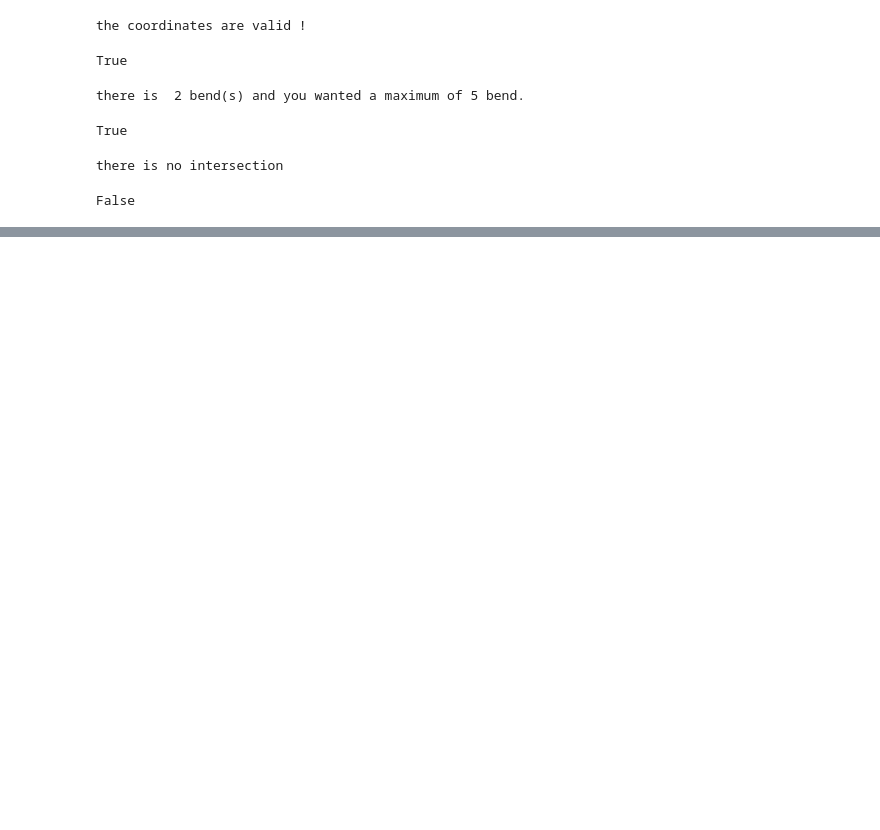
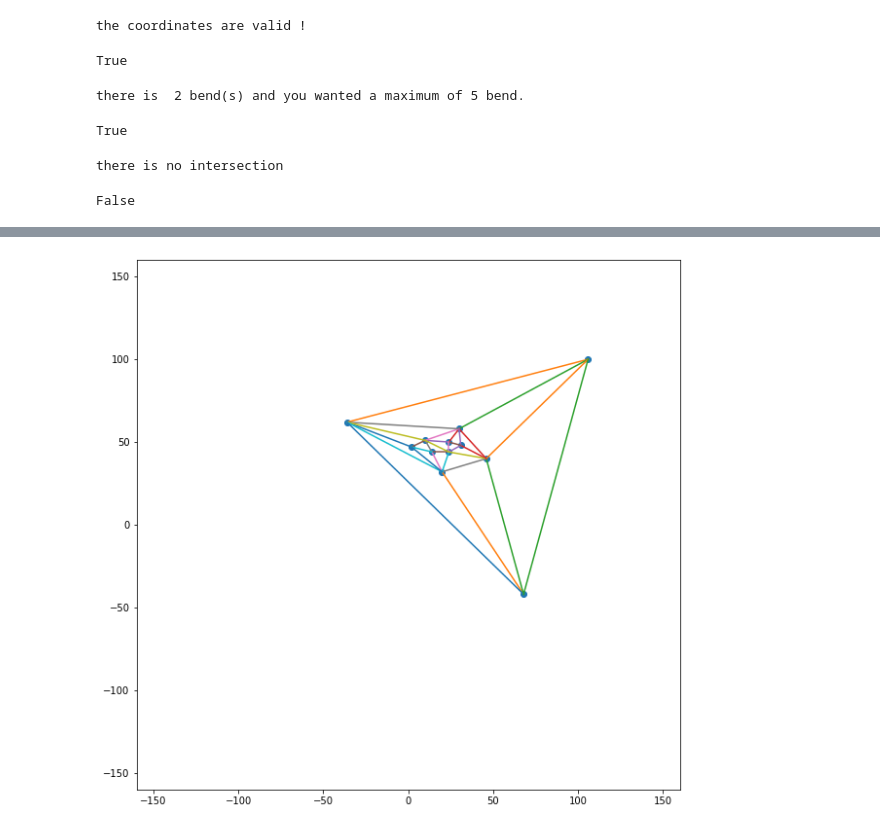
Before and after one commit to PierrePages/Graph_drawing, a Jupyter notebook: main.ipynb, the cells around one changed output, grey strips where cells are left out. Saved outputs shown, nothing was run; the diff lists cells and outputs as text; code cells hidden in the pictures; blank space fills up the shorter version.

```diff
--- a/main.ipynb
+++ b/main.ipynb
@@ -500,0 +740,4 @@ a[0]
+# %%
+show_graph2(node_list, edge_list, 2*s)
+# %% [output]
+[figure, added]
```
Also changed, not shown: parts of 17 cells of this notebook, 3 other files.
